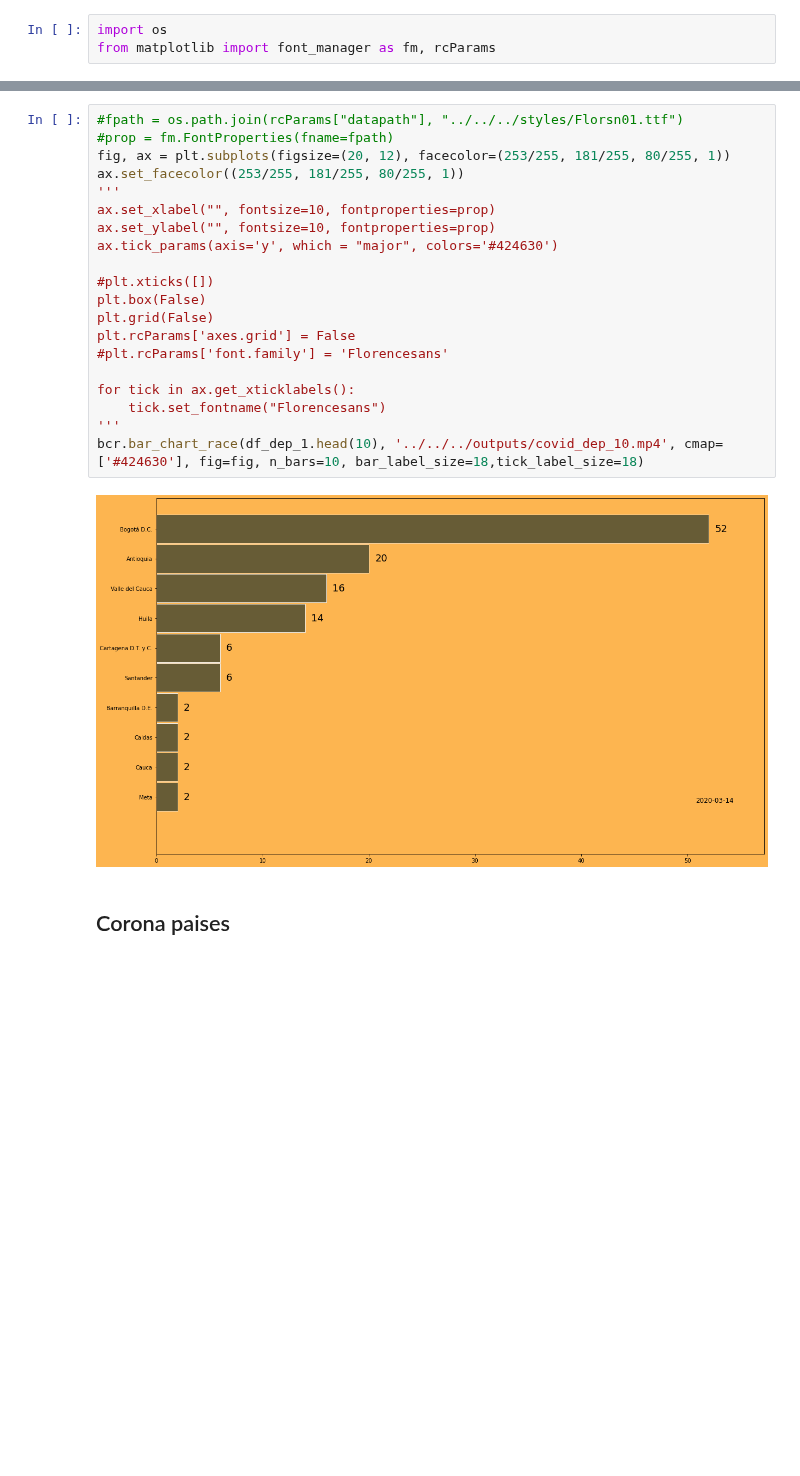
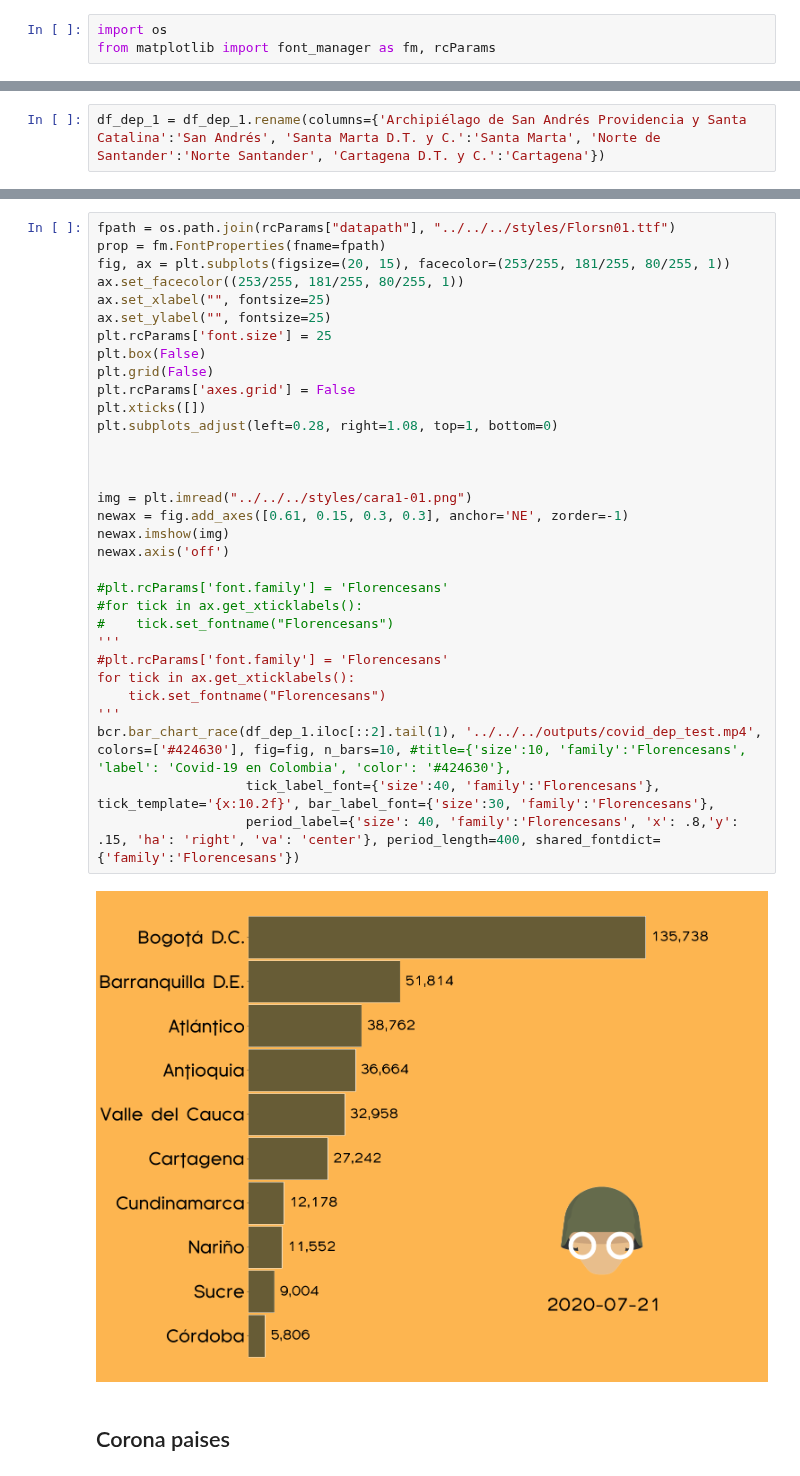
Before and after one commit to datatrooper/instatrooper, a Jupyter notebook: notebooks/2020/t3/carrera coronavirus.ipynb, the cells around one changed output, grey strips where cells are left out. Drawn from its saved outputs; the diff is of its cells as text; blank space fills up the shorter version.

```diff
--- a/notebooks/2020/t3/carrera coronavirus.ipynb
+++ b/notebooks/2020/t3/carrera coronavirus.ipynb
@@ -94,0 +115,2 @@ from matplotlib import font_manager as fm, rcParams
+# %%
+df_dep_1 = df_dep_1.rename(columns={'Archipiélago de San Andrés Providencia y Santa Catalina':'San Andrés', 'Santa Marta D.T. y C.':'Santa Marta', 'Norte de Santander':'Norte Santander', 'Cartagena D.T. y C.':'Cartagena'})
@@ -95,25 +134,37 @@ from matplotlib import font_manager as fm, rcParams
 # %%
-#fpath = os.path.join(rcParams["datapath"], "../../../styles/Florsn01.ttf")
-#prop = fm.FontProperties(fname=fpath)
-fig, ax = plt.subplots(figsize=(20, 12), facecolor=(253/255, 181/255, 80/255, 1))
+fpath = os.path.join(rcParams["datapath"], "../../../styles/Florsn01.ttf")
+prop = fm.FontProperties(fname=fpath)
+fig, ax = plt.subplots(figsize=(20, 15), facecolor=(253/255, 181/255, 80/255, 1))
 ax.set_facecolor((253/255, 181/255, 80/255, 1))
-'''
-ax.set_xlabel("", fontsize=10, fontproperties=prop)
-ax.set_ylabel("", fontsize=10, fontproperties=prop)
-ax.tick_params(axis='y', which = "major", colors='#424630')
-
-#plt.xticks([])
+ax.set_xlabel("", fontsize=25)
+ax.set_ylabel("", fontsize=25)
+plt.rcParams['font.size'] = 25
 plt.box(False)
 plt.grid(False)
 plt.rcParams['axes.grid'] = False
+plt.xticks([])
+plt.subplots_adjust(left=0.28, right=1.08, top=1, bottom=0)
+
+
+
+img = plt.imread("../../../styles/cara1-01.png")
+newax = fig.add_axes([0.61, 0.15, 0.3, 0.3], anchor='NE', zorder=-1)
+newax.imshow(img)
+newax.axis('off')
+
 #plt.rcParams['font.family'] = 'Florencesans'
-
+#for tick in ax.get_xticklabels():
+#    tick.set_fontname("Florencesans")
+'''
+#plt.rcParams['font.family'] = 'Florencesans'
 for tick in ax.get_xticklabels():
     tick.set_fontname("Florencesans")
 '''
-bcr.bar_chart_race(df_dep_1.head(10), '../../../outputs/covid_dep_10.mp4', cmap=['#424630'], fig=fig, n_bars=10, bar_label_size=18,tick_label_size=18)
+bcr.bar_chart_race(df_dep_1.iloc[::2].tail(1), '../../../outputs/covid_dep_test.mp4', colors=['#424630'], fig=fig, n_bars=10, #title={'size':10, 'family':'Florencesans', 'label': 'Covid-19 en Colombia', 'color': '#424630'},
+                   tick_label_font={'size':40, 'family':'Florencesans'}, tick_template='{x:10.2f}', bar_label_font={'size':30, 'family':'Florencesans'},
+                   period_label={'size': 40, 'family':'Florencesans', 'x': .8,'y': .15, 'ha': 'right', 'va': 'center'}, period_length=400, shared_fontdict={'family':'Florencesans'})
 # %% [output]
-[figure, old version]
+[figure, new version]
 # %% [markdown]
 ## Corona paises
 # %%
```
Also changed, not shown: parts of 2 cells of this notebook, 4 other files.
